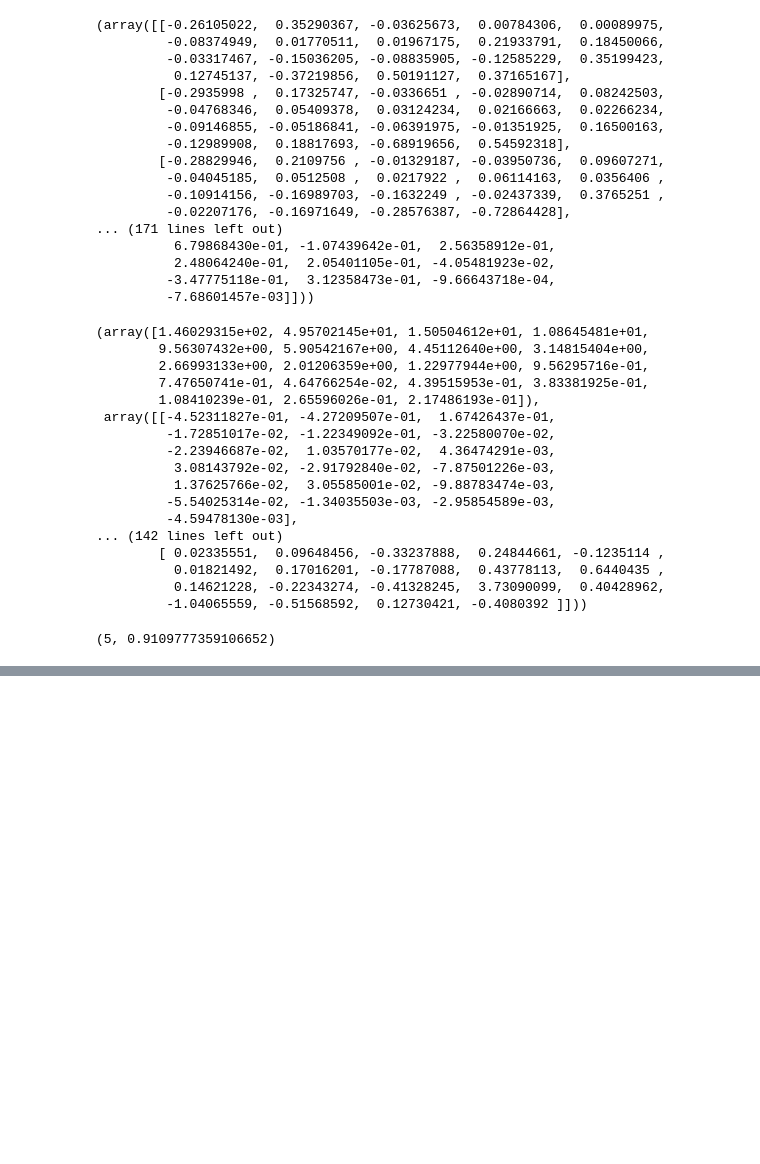
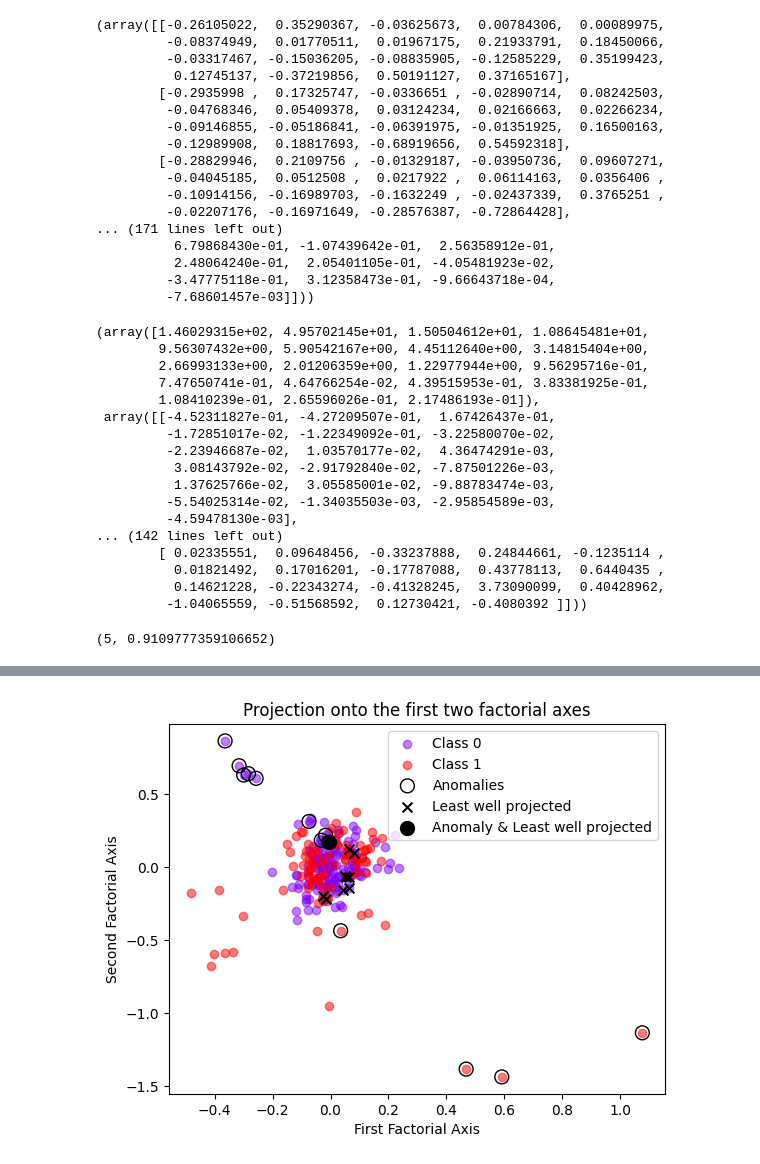
Before and after one commit to malayaan/Income_inequality, a Jupyter notebook: first.ipynb, the cells around one changed output, grey strips where cells are left out. Drawn from its saved outputs; the diff is of its cells as text; code cells hidden in the pictures; blank space fills up the shorter version.

```diff
--- a/first.ipynb
+++ b/first.ipynb
@@ -853,0 +822,92 @@ IndexError: boolean index did not match indexed array along dimension 0; dimensi
+# %%
+# Transformer les données de test avec AFD pour obtenir toutes les composantes principales.
+X_test_projected_all = np.dot(X_test_scaled - scaler.mean_, eigenvectors_U)
+# Calculer les distances au carré par rapport à l'origine pour chaque point projeté avec toutes les composantes.
+squared_distances_all = np.sum(X_test_projected_all**2, axis=1)
+
+# Trouver les indices des 10 individus les plus mal projetés avec toutes les composantes.
+indices_worst_projected_all_positions = np.argsort(squared_distances_all)[-10:]
+# Mapper les positions relatives aux indices originaux dans le jeu de données de test.
+indices_worst_projected_all = test_indices[indices_worst_projected_all_positions].tolist()
+
+# Répéter pour les k composantes principales sélectionnées par le critère des 90% de variance expliquée.
+k = 5  # Nombre de composantes à retenir déterminé par le critère de variance expliquée
+X_test_projected_k = np.dot(X_test_scaled - scaler.mean_, eigenvectors_U[:, :k])
+squared_distances_k = np.sum(X_test_projected_k**2, axis=1)
+indices_worst_projected_k_positions = np.argsort(squared_distances_k)[-10:]
+indices_worst_projected_k = test_indices[indices_worst_projected_k_positions].tolist()
+
+# Afficher les résultats.
+print("Indices originaux des 10 individus les plus mal projetés avec toutes les composantes:", sorted(indices_worst_projected_all))
+print(f"Indices originaux des 10 individus les plus mal projetés avec {k} composantes:", sorted(indices_worst_projected_k))
+print("Indices originaux des 50 pires anomalies dans l'ensemble de test:", top_50_anomalies_test_indices)
+
+# 'projection_U' est la projection des données sur les axes de l'AFD
+# et 'y_test' contient les étiquettes de classe correspondantes.
+projection_U = np.dot(X_test_scaled, eigenvectors_U)
+
+# Sélectionnez les deux premiers axes factoriels pour l'ensemble de test
+X_test_projected_2d = projection_U[:, :2]
+
+# Créer un nuage de points avec une couleur pour chaque classe
+class_labels = np.unique(y_test)  # Les étiquettes de classe uniques
+colors = plt.cm.rainbow(np.linspace(0, 1, len(class_labels)))  # Un tableau de couleurs
+
+# Tracez tous les points avec leur couleur de classe correspondante
+for label, color in zip(class_labels, colors):
+    plt.scatter(
+        X_test_projected_2d[y_test == label, 0],  # Coordonnées sur le premier axe
+        X_test_projected_2d[y_test == label, 1],  # Coordonnées sur le deuxième axe
+        label=f'Class {label}',
+        color=color,
+        alpha=0.5  # Rendre les points légèrement transparents pour distinguer les superpositions
+    )
+
+# Obtenir les indices relatifs pour les anomalies dans l'ensemble de test
+top_50_anomalies_test_relative_indices = [i for i, idx in enumerate(X_test.index) if idx in top_50_anomalies_indices]
+
+# Obtenir les indices relatifs pour les points les moins bien projetés dans l'ensemble de test
+indices_worst_projected_k_relative = [i for i, idx in enumerate(X_test.index) if idx in indices_worst_projected_k]
+
+# Entourez les anomalies avec des cercles plus grands
+for index in top_50_anomalies_test_relative_indices:
+    plt.scatter(
+        X_test_projected_2d[index, 0],
+        X_test_projected_2d[index, 1],
+        facecolors='none',  # Pas de remplissage
+        edgecolors='black',  # Couleur du contour
+        s=100,  # Taille du contour plus grande
+        label='Anomalies' if 'Anomalies' not in plt.gca().get_legend_handles_labels()[1] else ""
+    )
+
+# Marquez les points les moins bien projetés avec des croix
+for index in indices_worst_projected_k_relative :
+    plt.scatter(
+        X_test_projected_2d[index, 0],
+        X_test_projected_2d[index, 1],
+        color='black',  # Couleur des croix
+        marker='x',  # Forme de croix
+        s=50,  # Taille des croix
+        label='Least well projected' if 'Least well projected' not in plt.gca().get_legend_handles_labels()[1] else ""
+    )
+
+# Ensuite, pour chaque point qui est à la fois une anomalie et un point mal projeté, faites les deux visualisations.
+for index in top_50_anomalies_test_relative_indices:
+    if index in indices_worst_projected_k_relative :
+        plt.scatter(
+            X_test_projected_2d[index, 0],
+            X_test_projected_2d[index, 1],
+            facecolors='black',  # Pas de remplissage
+            edgecolors='black',  # Couleur du contour
+            s=100,  # Taille du contour plus grande
+            label='Anomaly & Least well projected' if 'Anomaly & Least well projected' not in plt.gca().get_legend_handles_labels()[1] else ""
+        )
+
+
+# Ajouter des légendes et des étiquettes
+plt.xlabel('First Factorial Axis')
+plt.ylabel('Second Factorial Axis')
+plt.legend()
+plt.title('Projection onto the first two factorial axes')
+plt.show()
+# %% [output]
@@ -853,0 +917 @@ IndexError: boolean index did not match indexed array along dimension 0; dimensi
+[figure, added]
```
Also changed, not shown: parts of 14 cells of this notebook.
